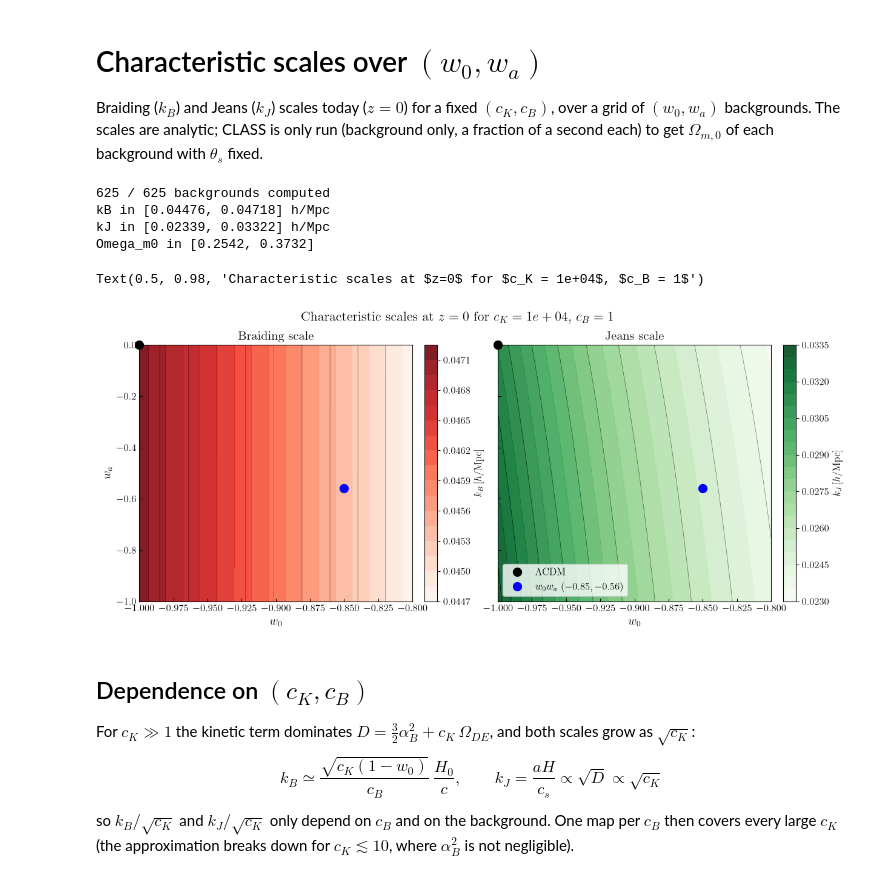
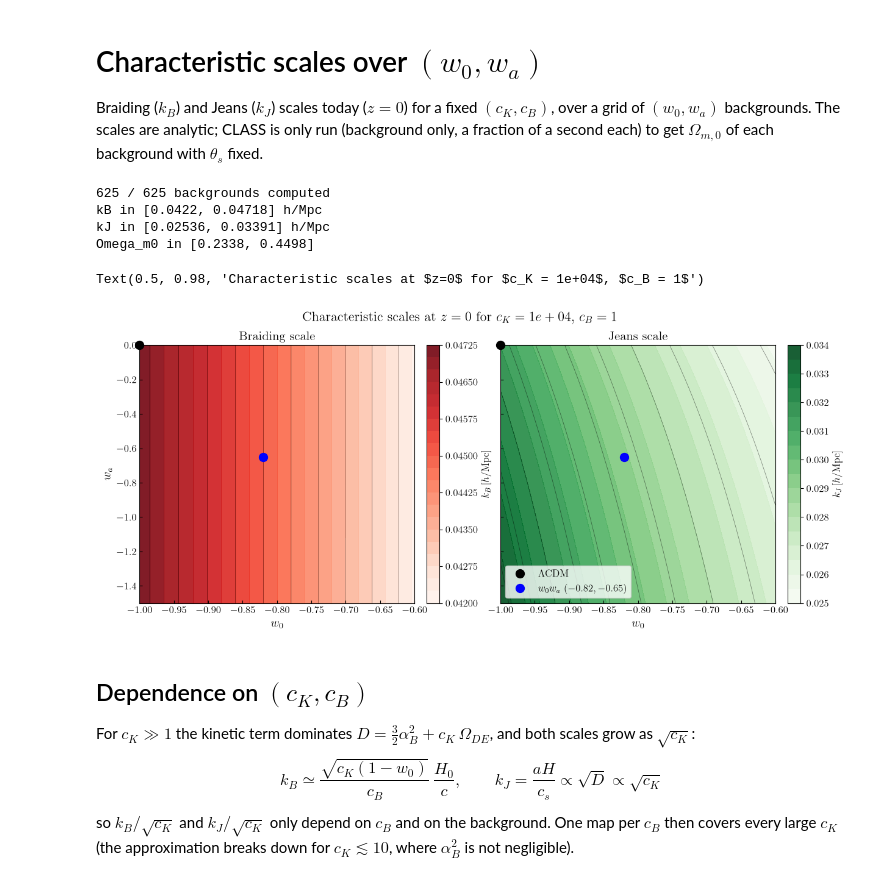
Before and after one commit to JoseCDS17/Fitting_hi_class, a Jupyter notebook: notebooks/range_application/scales_w0wa.ipynb, the cells around one changed output. Drawn from its saved outputs; the diff is of its cells as text; code cells hidden in the pictures.

```diff
--- a/notebooks/range_application/scales_w0wa.ipynb
+++ b/notebooks/range_application/scales_w0wa.ipynb
@@ -17,8 +17,8 @@ from hiclass_tools.plotting import use_style
 use_style(fontsize=12)
 # %%
 # Configuration
-W0 = np.linspace(-1, -0.8, 25)
-WA = np.linspace(-1, 0, 25)
+W0 = np.linspace(-1, -0.6, 25)
+WA = np.linspace(-1.5, 0, 25)
 
 CK = 1e4
 CB = 1.0
@@ -46,38 +46,38 @@ print(f"kJ in [{np.nanmin(kJ_map):.4g}, {np.nanmax(kJ_map):.4g}] h/Mpc")
 print(f"Omega_m0 in [{np.nanmin(Om_map):.4f}, {np.nanmax(Om_map):.4f}]")
 # %% [output]
 625 / 625 backgrounds computed
-kB in [0.04476, 0.04718] h/Mpc
-kJ in [0.02339, 0.03322] h/Mpc
-Omega_m0 in [0.2542, 0.3732]
+kB in [0.0422, 0.04718] h/Mpc
+kJ in [0.02536, 0.03391] h/Mpc
+Omega_m0 in [0.2338, 0.4498]
 # %%
 W0_grid, WA_grid = np.meshgrid(W0, WA)
 
 fig, axs = plt.subplots(1, 2, figsize=(14, 5.5), sharex=True, sharey=True)
 
 for ax, values, label, cmap in [(axs[0], kB_map, r'$k_B\,[h/\mathrm{Mpc}]$', 'Reds'),
                                 (axs[1], kJ_map, r'$k_J\,[h/\mathrm{Mpc}]$', 'Greens')]:
     contour = ax.contourf(W0_grid, WA_grid, values, levels=20, cmap=cmap, alpha=0.9)
     ax.contour(W0_grid, WA_grid, values, levels=10, colors='k', linewidths=0.5, alpha=0.5)
 
     cbar = plt.colorbar(contour, ax=ax, fraction=0.046, pad=0.04)
     cbar.set_label(label)
 
     # Reference backgrounds
     ax.plot(-1, 0, marker='o', color='k', markersize=10, linestyle='none', label=r'$\Lambda$CDM', clip_on=False, zorder=5)
-    ax.plot(-0.85, -0.56, marker='o', color='b', markersize=10, linestyle='none', label=r'$w_0w_a$ $(-0.85, -0.56)$', clip_on=False, zorder=5)
+    ax.plot(-0.82, -0.65, marker='o', color='b', markersize=10, linestyle='none', label=r'$w_0w_a$ $(-0.82, -0.65)$', clip_on=False, zorder=5)
 
     ax.set_xlabel(r'$w_0$', fontsize=14)
     ax.tick_params(axis='both', which='both', direction='in')
 
 axs[0].set_ylabel(r'$w_a$', fontsize=14)
 axs[0].set_title('Braiding scale', fontsize=15)
 axs[1].set_title('Jeans scale', fontsize=15)
 axs[1].legend(loc='lower left')
 
 fig.suptitle(fr'Characteristic scales at $z=0$ for $c_K = {CK:.3g}$, $c_B = {CB:.3g}$', fontsize=16)
 # %% [output]
 Text(0.5, 0.98, 'Characteristic scales at $z=0$ for $c_K = 1e+04$, $c_B = 1$')
-[figure, old version]
+[figure, new version]
 # %% [markdown]
 ## Dependence on $(c_K, c_B)$
 
```
Also changed, not shown: parts of 2 cells of this notebook, 8 other files.
